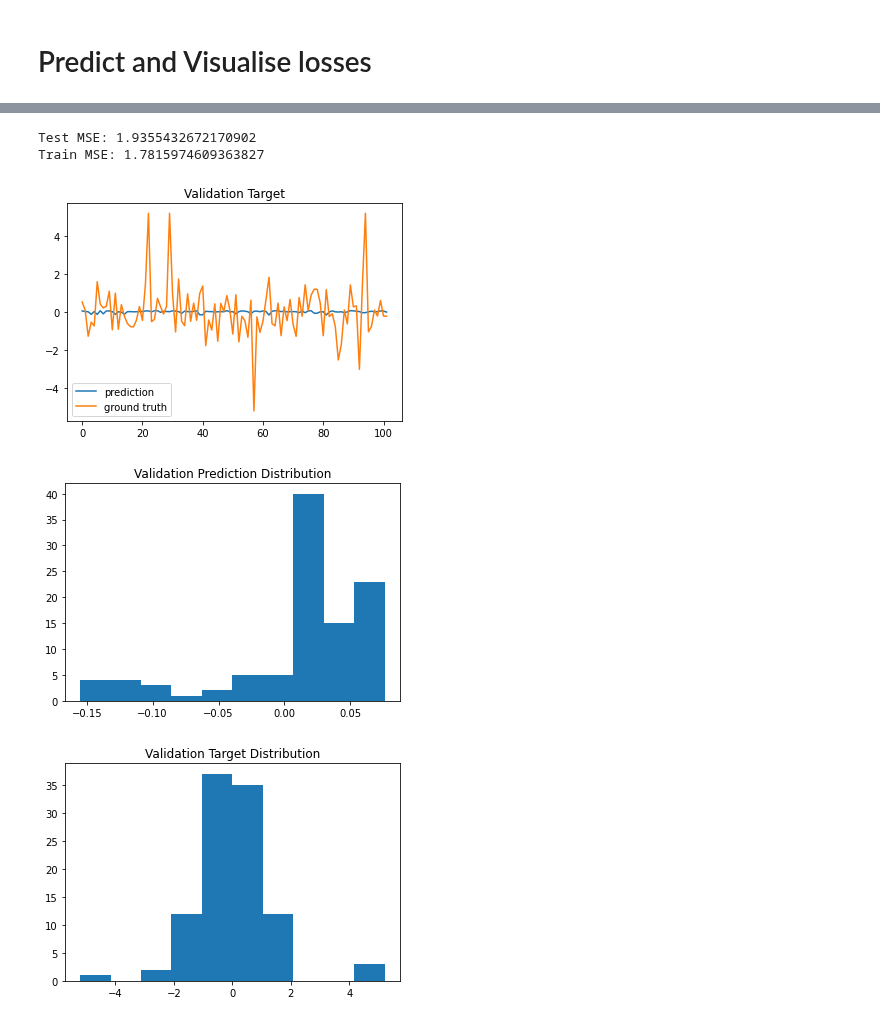
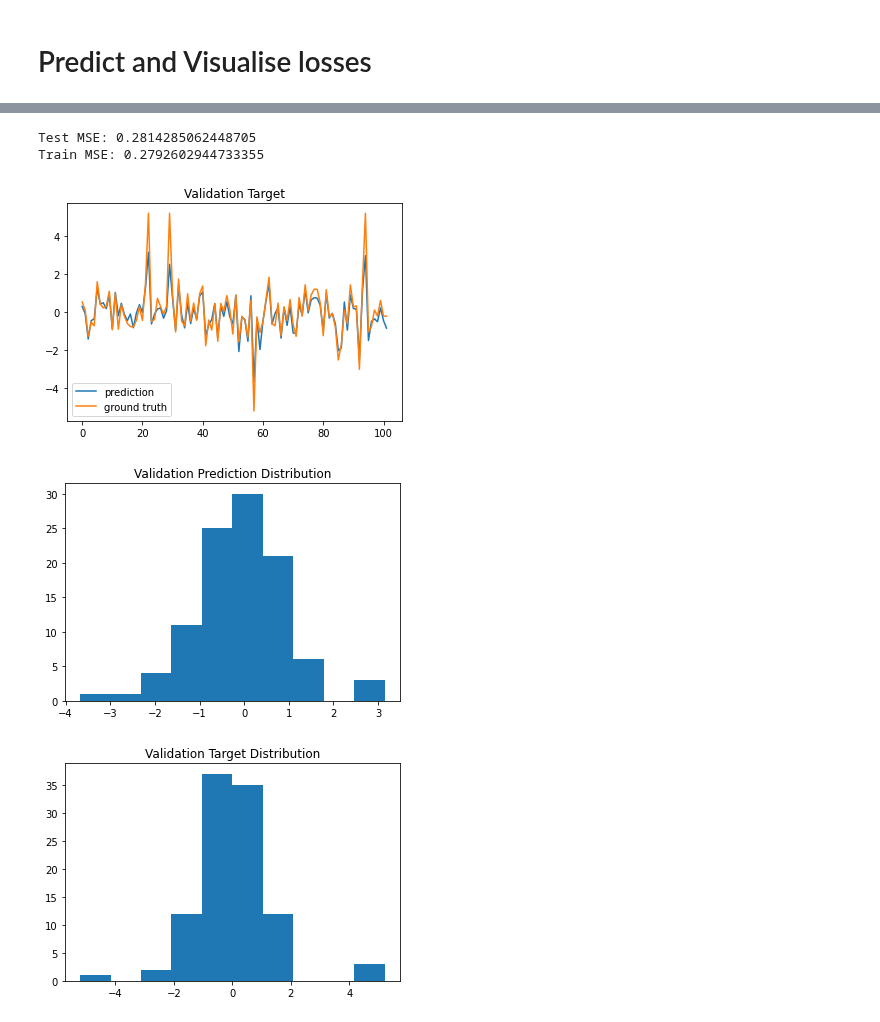
Before and after one commit to tupoylogin/Neural_Net_Genetic_Alg, a Jupyter notebook: examples/FuzzyGMDHandDenseOnSGD.ipynb, the cells around one changed output, grey strips where cells are left out. Saved outputs shown, nothing was run; the diff lists cells and outputs as text; code cells hidden in the pictures.

```diff
--- a/examples/FuzzyGMDHandDenseOnSGD.ipynb
+++ b/examples/FuzzyGMDHandDenseOnSGD.ipynb
@@ -49,9 +50,9 @@ model = GMDH(
 # %%
 def gmdh_pipeline_predict(models: tp.Dict[tp.Tuple[int], GMDH],
                   inputs: tp.Dict[tp.Tuple[int], np.ndarray],
-                  model_weights: tp.Dict[tp.Tuple[int], np.ndarray]) -> np.ndarray:
+                  model_weights: np.ndarray) -> np.ndarray:
     outputs = []
-    for k, model in models.items():
+    for i, (k, model) in enumerate(models.items()):
         predicted = model_weights[i] * model.predict(inputs[k]).ravel()
         outputs.append(predicted)
     outputs = np.array(outputs).T
@@ -71,20 +72,8 @@ def gmdh_pipeline_fit(models: tp.Dict[tp.Tuple[int], GMDH],
         outputs_partial_test.append(predicted_test)
     outputs_partial_train = np.array(outputs_partial_train).T
     outputs_partial_test = np.array(outputs_partial_test).T
-
-    model = FFN(input_shape=outputs_partial_train.shape[1],
-            layer_specs=[
-                Dense(1, nonlinearity=Linear)
-            ],
-            loss=MSE,
-            reg_coef=0.01)
-    trained, history = model.fit(train_sample=(outputs_partial_train, outputs_train),
-                validation_sample=(outputs_partial_test, outputs_val),
-                optimiser=SGDOptimizer(alpha = 0.1),
-                batch_size=32,
-                epochs=5_000,
-                verbose=False)
-    return trained.W_vect, history['train_loss'][-1], history['validation_loss'][-1]
+    W_vect = lstsq(outputs_partial_train, outputs_train.ravel())
+    return W_vect[0]
 # %%
 do_hypersearh = True
 n_gmdh_layers = 1
@@ -93,7 +82,7 @@ all_metrics = []
 best_model = None
 best_history = None
 
-all_possible_pairs = list(combinations(range(X_train.shape[0]),2))
+all_possible_pairs = [tuple(range(5)), tuple(range(5, X_train.shape[1])), tuple(range(X_train.shape[1]))]
 possible_models = dict()
 possible_pairs_train = dict()
 possible_pairs_test = dict()
@@ -102,11 +91,11 @@ best_W = None
 i = 0
 while do_hypersearh:
     partial_model = GMDH(
-                        input_shape=2,
+                        input_shape=len(all_possible_pairs[i]),
                         method_type='fuzzy',
                         poli_type='partial_quadratic',
                         loss=MSE,
-                        confidence=0.8,
+                        confidence=0.9,
                         reg_coef=0.01
                     )
     print(f"Partial model structure: {partial_model.__dict__}")
@@ -114,9 +103,9 @@ while do_hypersearh:
     trained, history = partial_model.fit(
         train_sample=(X_train[:, all_possible_pairs[i]], y_train),
         validation_sample=(X_test[:, all_possible_pairs[i]], y_test),
-        optimiser=SimplexOptimizer(alpha=0.01),
-        batch_size=32,
-        epochs=500,
+        optimiser=SimplexOptimizer(alpha=0.01, eta=0.005),
+        batch_size=16,
+        epochs=2_000,
         verbose=False
     )
     possible_models.update({all_possible_pairs[i]: trained})
@@ -129,19 +118,18 @@ while do_hypersearh:
         all_metrics.append(test_metric)
         W_vect = np.array([1.])
     else:
-        W_vect, _, _ = gmdh_pipeline_fit(possible_models, possible_pairs_train, y_train, possible_pairs_test, y_test)
+        W_vect = gmdh_pipeline_fit(possible_models, possible_pairs_train, y_train, possible_pairs_test, y_test)
         prediction = gmdh_pipeline_predict(possible_models, possible_pairs_test, W_vect)
         test_metric = MSE(y_test, prediction)[0]
         all_metrics.append(test_metric)
+    i += 1
+    print(f"{n_gmdh_layers} layers scored {test_metric}")
 
-    print(f"{n_gmdh_layers} scored {test_metric}")
-
-    if len(all_metrics) == 1 or all_metrics[-1] < all_metrics[-2]:
+    if (len(all_metrics) == 1 or (all_metrics[-1] < all_metrics[-2])) and (i<len(all_possible_pairs)):
         do_hypersearh = True
     else:
         do_hypersearh = False
         best_W = W_vect
 
     n_gmdh_layers += 1
-    i += 1
 # %% [output]
@@ -165,27 +164,27 @@ plt.show()
 prediction = gmdh_pipeline_predict(possible_models, possible_pairs_test, best_W)
 prediction_train = gmdh_pipeline_predict(possible_models, possible_pairs_train, best_W)
 
-print(f"Test MSE: {MSE(y_test, prediction)[0]}")
-print(f"Train MSE: {MSE(y_train, prediction_train)[0]}")
+print(f"Test MSE: {MSE(y_test, ((y_test+prediction)/2))[0]}")
+print(f"Train MSE: {MSE(y_train, ((y_train+prediction_train)/2))[0]}")
 # %% [output]
-Test MSE: 1.9355432672170902
-Train MSE: 1.7815974609363827
+Test MSE: 0.2814285062448705
+Train MSE: 0.2792602944733355
 # %%
 plt.title('Validation Target')
-plt.plot(prediction, label='prediction')
+plt.plot((y_test+prediction)/2, label='prediction')
 plt.plot(y_test, label='ground truth')
 plt.legend()
 plt.show()
 # %% [output]
-[figure, old version]
+[figure, new version]
 # %%
 plt.title('Validation Prediction Distribution')
-plt.hist(prediction)
+plt.hist((y_test+prediction)/2)
 plt.show()
 
 plt.title('Validation Target Distribution')
 plt.hist(y_test)
 plt.show()
 # %% [output]
-[figure, old version]
+[figure, new version]
 [figure]
```
Also changed, not shown: parts of 4 cells of this notebook.
